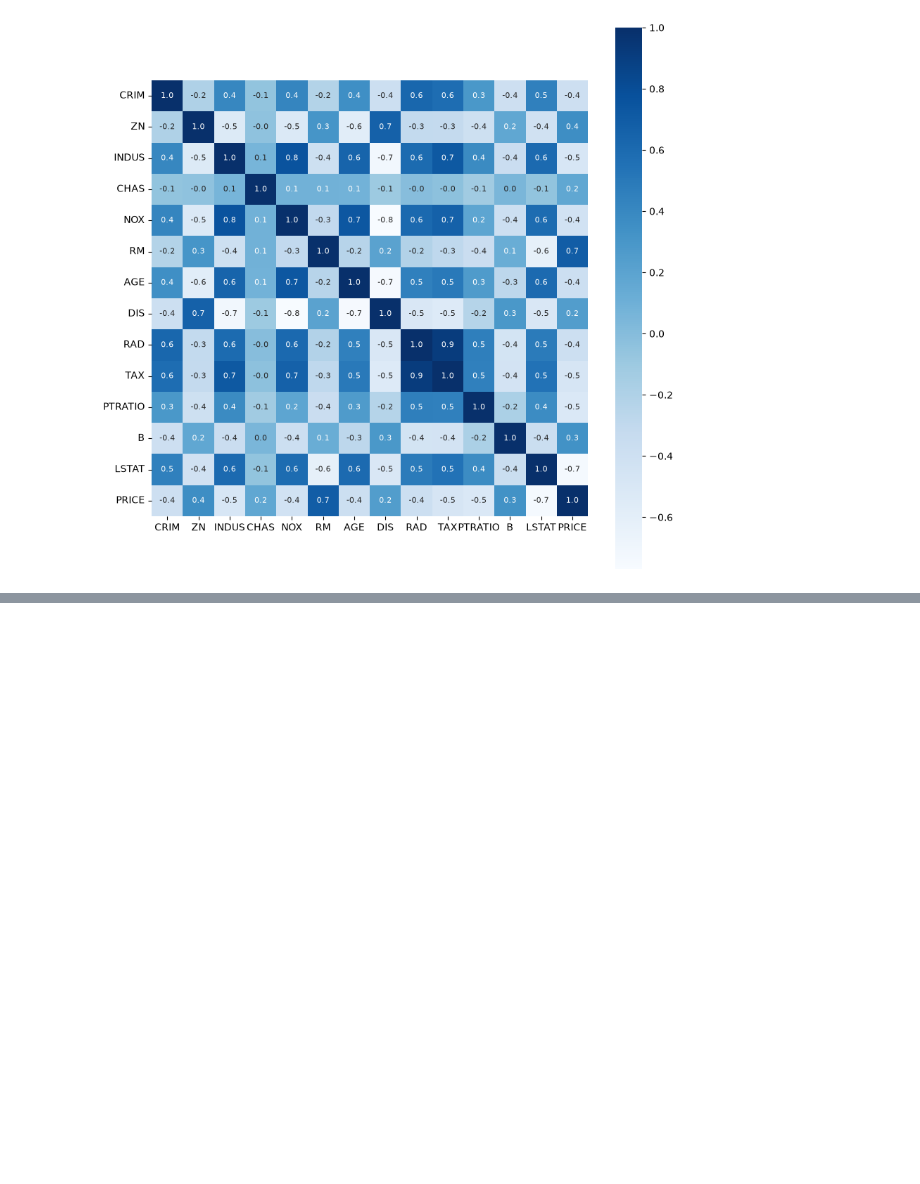
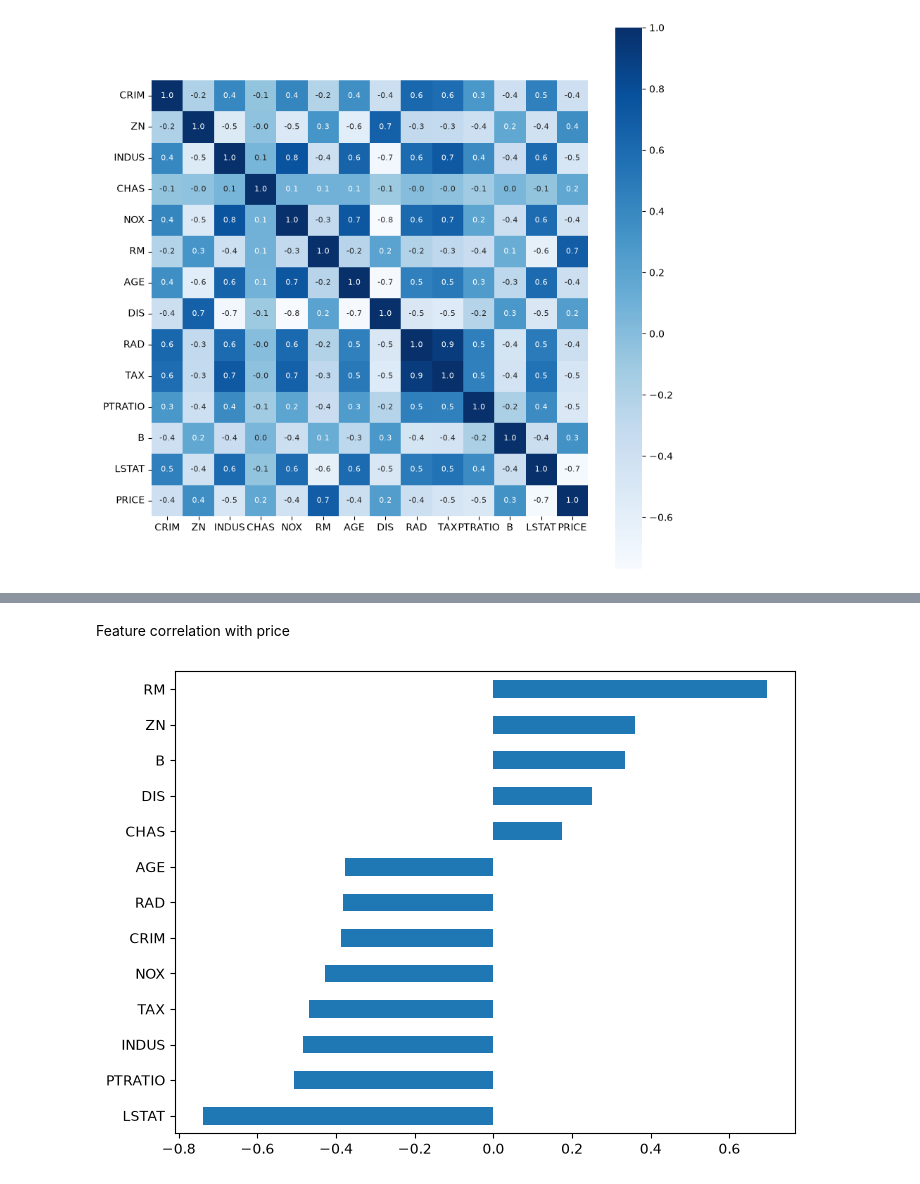
Before and after one commit to Hirukadeven07/House-Price-Prediction, a Jupyter notebook: notebooks/eda.ipynb, the cells around one changed output, grey strips where cells are left out. Drawn from its saved outputs; the diff is of its cells as text; code cells hidden in the pictures; blank space fills up the shorter version.

```diff
--- a/notebooks/eda.ipynb
+++ b/notebooks/eda.ipynb
@@ -74,0 +103,7 @@ plt.show()
+# %% [markdown]
+Feature correlation with price
+# %%
+df.corr()['PRICE'].drop('PRICE').sort_values().plot(kind='barh', figsize=(8, 6))
+plt.show()
+# %% [output]
+[figure, added]
```
Also changed, not shown: parts of 4 cells of this notebook.
